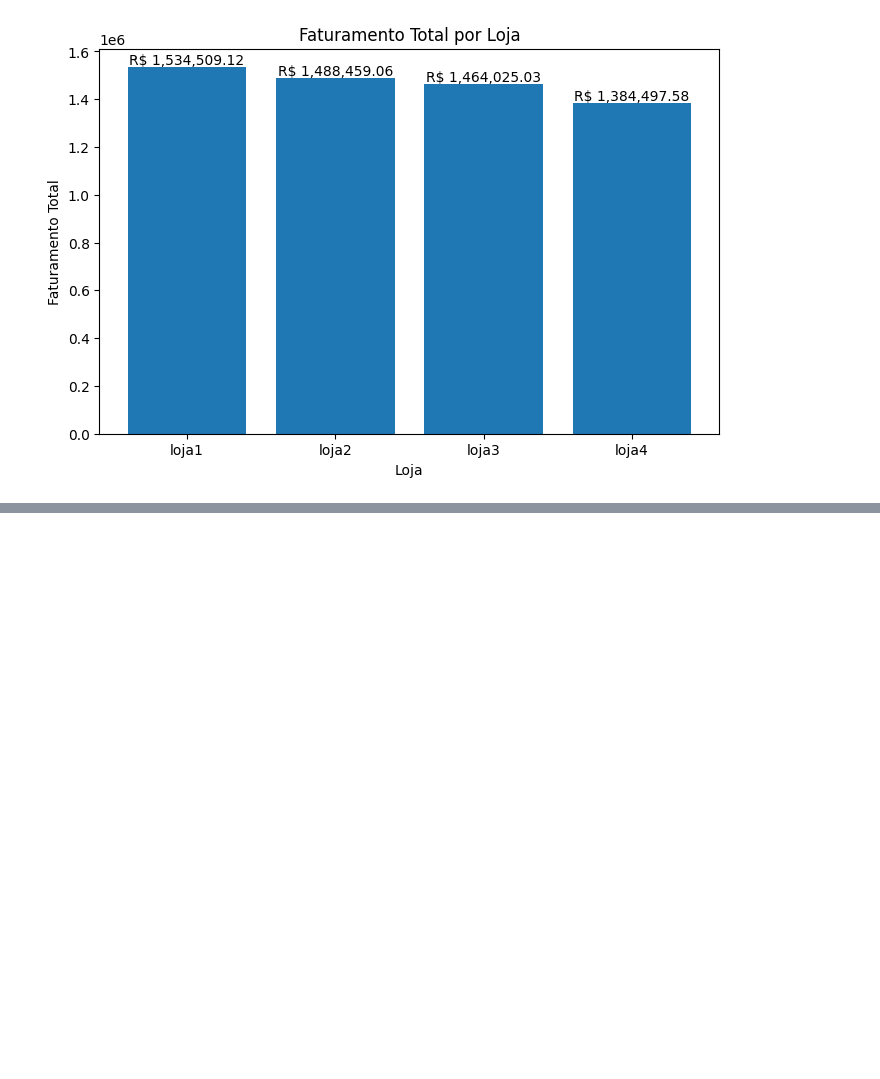
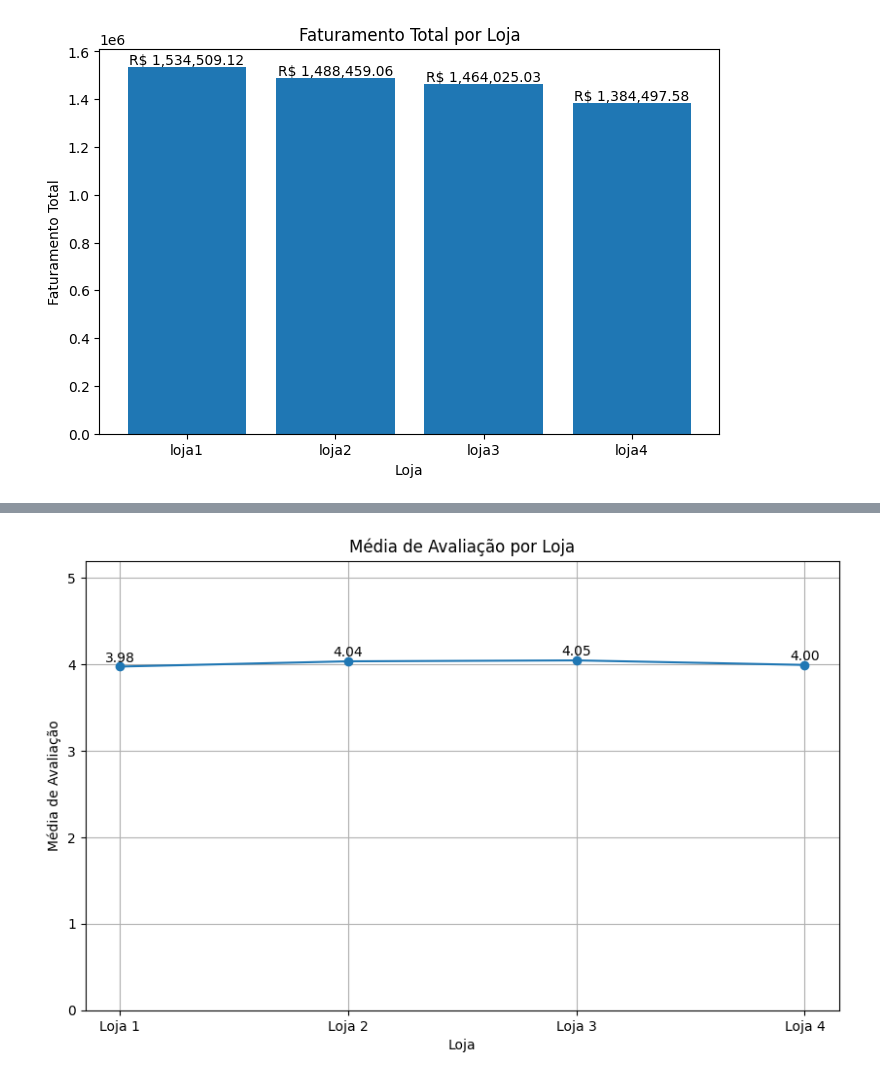
Before and after one commit to alexandrebarbosa-dev/desafioalurastore, a Jupyter notebook: AluraStoreBrasil.ipynb, the cells around one changed output, grey strips where cells are left out. Saved outputs shown, nothing was run; the diff lists cells and outputs as text; code cells hidden in the pictures; blank space fills up the shorter version.

```diff
--- a/AluraStoreBrasil.ipynb
+++ b/AluraStoreBrasil.ipynb
@@ -168,0 +243,32 @@ grafico_faturamento()
+# %%
+# Gráfico de avaliação por linha como opção
+
+def grafico_media_avaliacao_linha():
+
+    plt.figure(figsize=(10, 6))
+
+    x = resumo_avaliacao['Loja']
+    y = resumo_avaliacao['Média de Avaliação']
+
+    plt.plot(x, y, marker='o')
+
+    for i in range(len(x)):
+        plt.text(
+            x[i],
+            y[i] + 0.02,
+            f'{y[i]:.2f}',
+            ha='center',
+            va='bottom'
+        )
+
+    plt.title('Média de Avaliação por Loja')
+    plt.xlabel('Loja')
+    plt.ylabel('Média de Avaliação')
+    plt.ylim(0, 5.2)
+    plt.grid(True)
+
+    plt.show()
+# %%
+grafico_media_avaliacao_linha()
+# %% [output]
+[figure, added]
```
Also changed, not shown: parts of 17 cells of this notebook.
